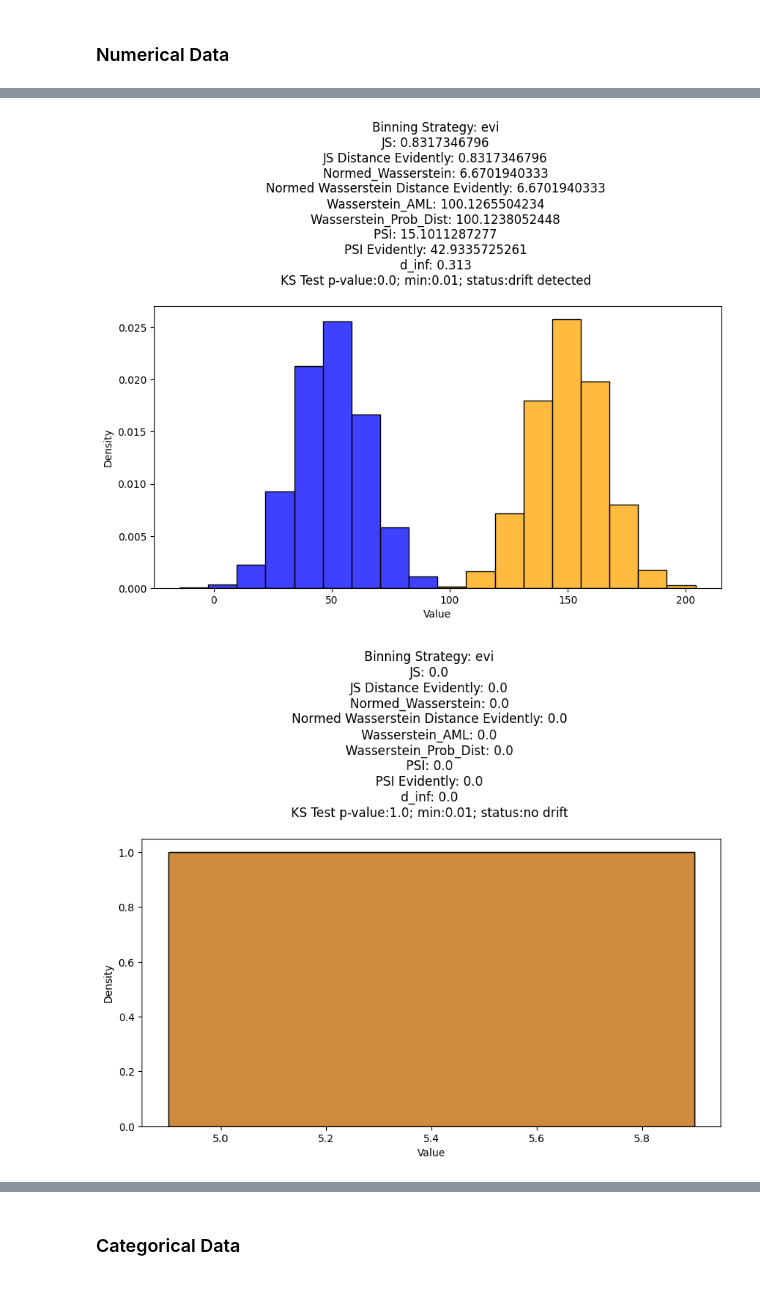
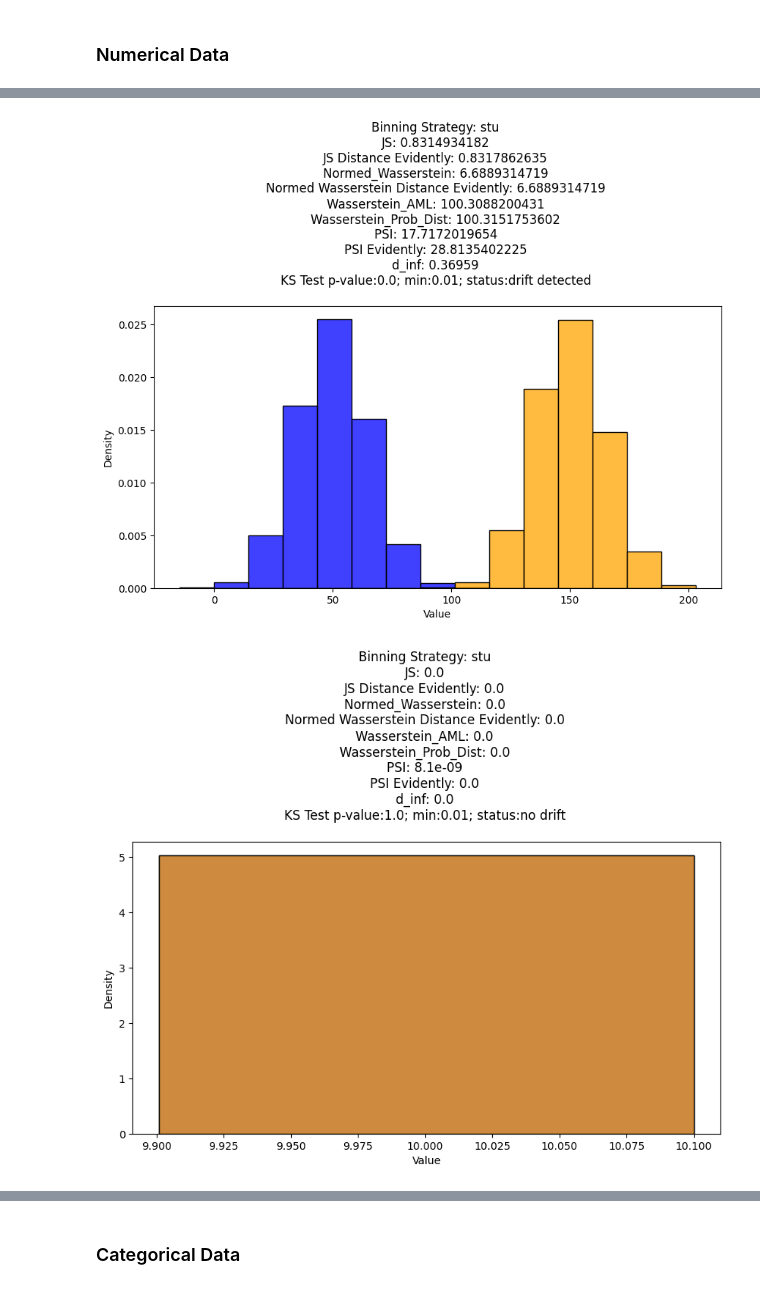
Before and after one commit to perezbecker/data_drift, a Jupyter notebook: data_drift_demo.ipynb, the cells around one changed output, grey strips where cells are left out. Cells and saved outputs as stored; diff of their text form; code cells hidden in the pictures.

Commit message:
adding stu binning strategy

```diff
--- a/data_drift_demo.ipynb
+++ b/data_drift_demo.ipynb
@@ -22,7 +22,7 @@ config = safe_load(open('config.yml','rb'))
 # %%
 observations = 100_000
 observations_reduction_factor_for_y = 10
-bin_strategy = 'evi' #choose between 'evi', 'min', and 'max'
+bin_strategy = 'stu' #choose between 'stu', 'evi', 'min', and 'max'
 # %%
 x = np.random.normal(50, 15, observations) # reference
 y = np.random.normal(50, 15, int(observations/observations_reduction_factor_for_y)) # identical with x
@@ -52,13 +52,13 @@ x = np.random.normal(50, 15, observations) # reference
 y = np.random.normal(150, 15, int(observations/observations_reduction_factor_for_y)) # extreme drift
 g = numerical_data_distribution_plot(x, y, bin_strategy=bin_strategy)
 # %% [output]
-[figure, old version]
+[figure, new version]
 # %%
-x = np.full(observations,5.4) # single value
-y = np.full(int(observations/observations_reduction_factor_for_y),5.4) # same single value
+x = np.full(observations,10) # single value
+y = np.full(int(observations/observations_reduction_factor_for_y),10) # same single value
 g = numerical_data_distribution_plot(x, y, bin_strategy=bin_strategy)
 # %% [output]
-[figure, old version]
+[figure, new version]
 # %%
 x = np.full(observations,5.4) # single value
 y = np.full(int(observations/observations_reduction_factor_for_y),5.8) #different single val
```
Also changed, not shown: parts of 10 cells of this notebook, 1 other file.
